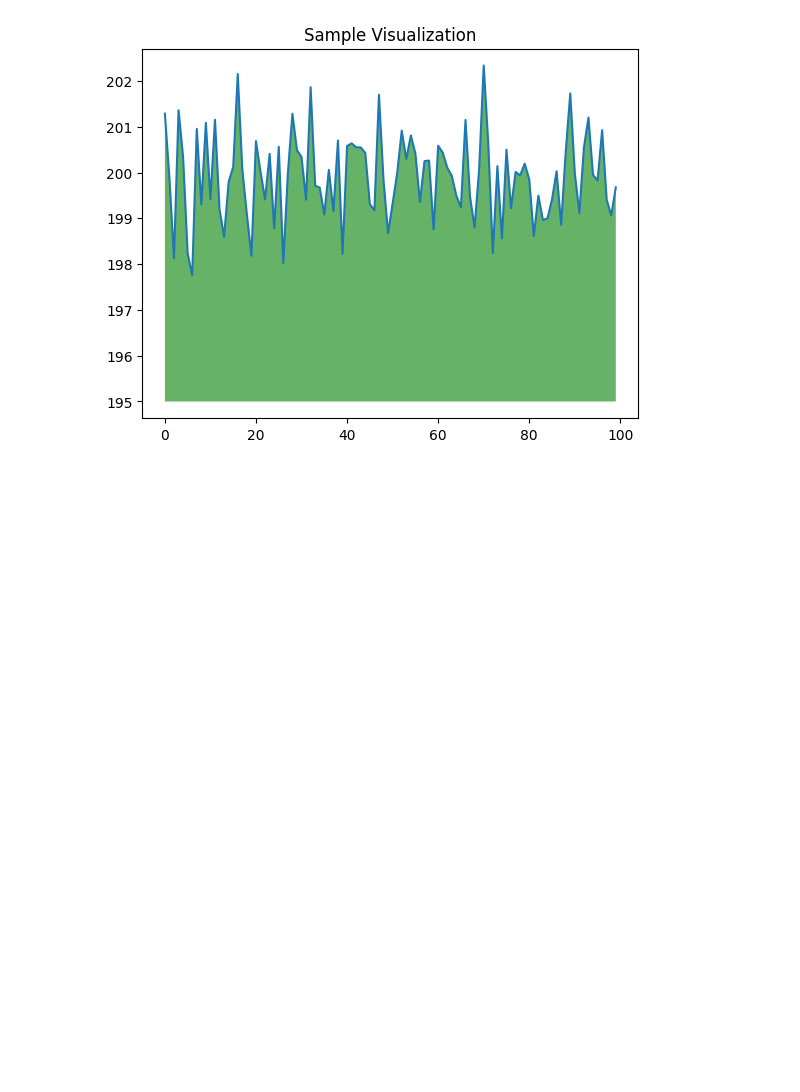
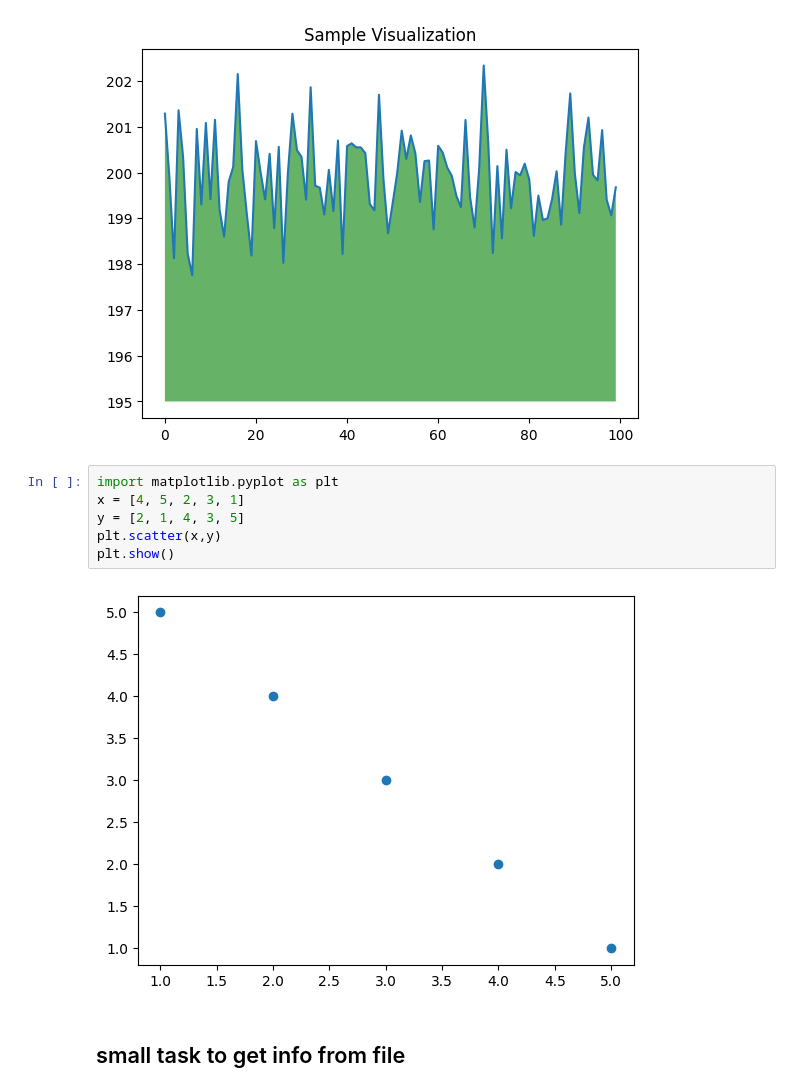
Before and after one commit to TanyaDebugg/Python_projects, a Jupyter notebook: GoogleColab_1.ipynb, the cells around one changed output. Cells and saved outputs as stored; diff of their text form; blank space fills up the shorter version.

```diff
--- a/GoogleColab_1.ipynb
+++ b/GoogleColab_1.ipynb
@@ -23,3 +21,13 @@ plt.title("Sample Visualization")
 plt.show()
 # %% [output]
 [figure]
+# %%
+import matplotlib.pyplot as plt
+x = [4, 5, 2, 3, 1]
+y = [2, 1, 4, 3, 5]
+plt.scatter(x,y)
+plt.show()
+# %% [output]
+[figure, added]
+# %% [markdown]
+## small task to get info from file
```
Also changed, not shown: parts of 2 cells of this notebook.
